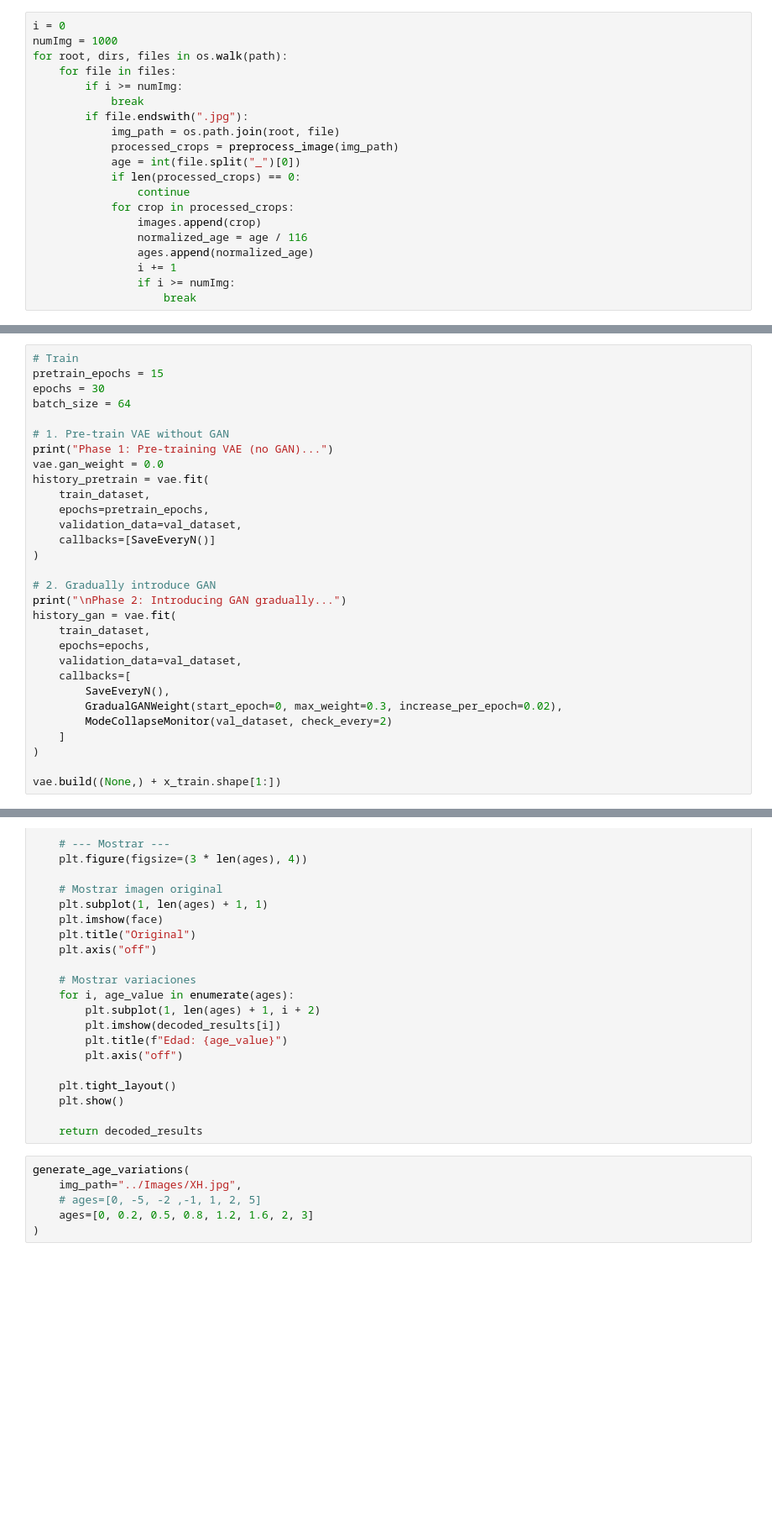
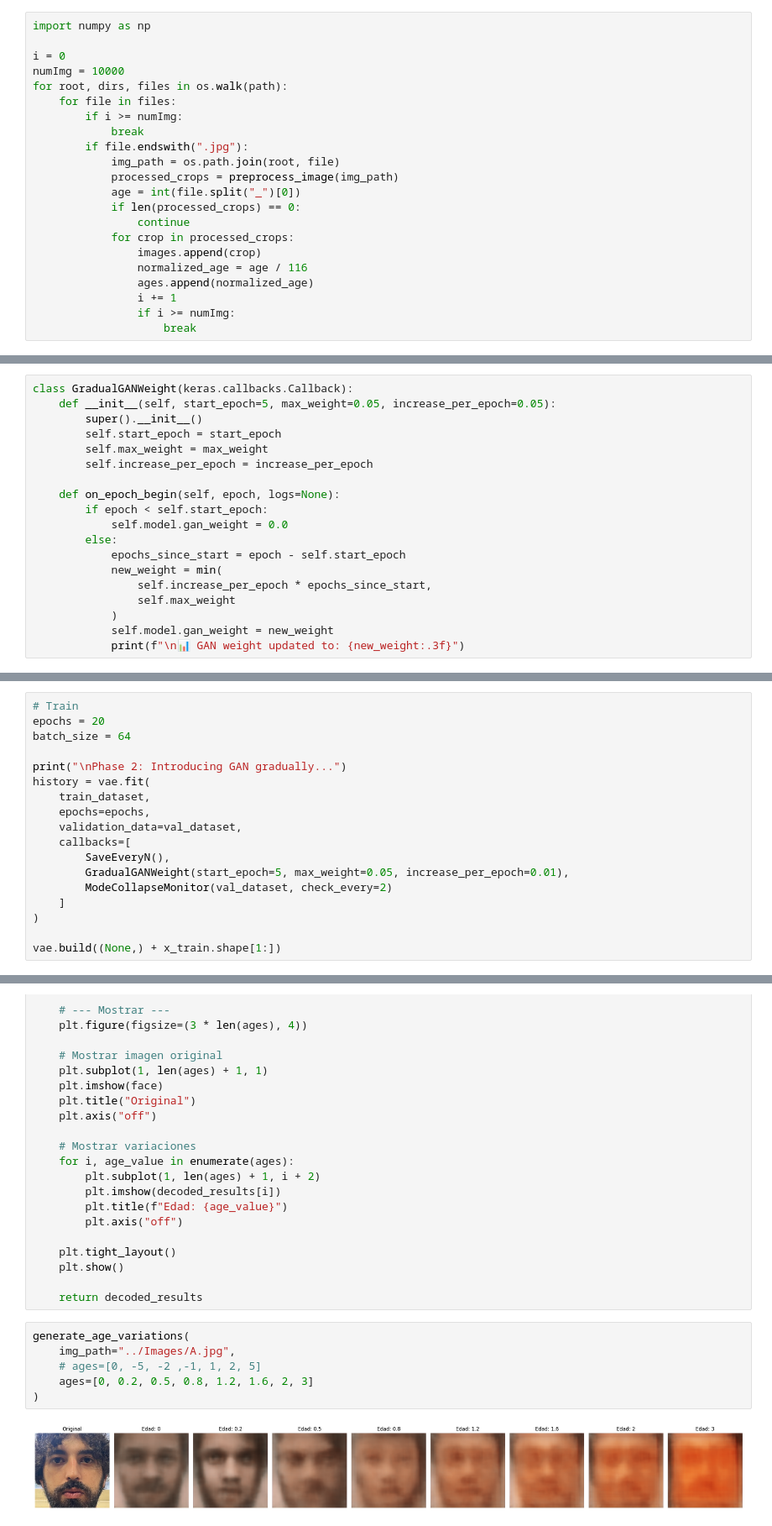
Before and after one commit to jjparrad/face_filters, a Jupyter notebook: src/Notebooks/face_filters_vae_gan_broke.ipynb, the cells around one changed output, grey strips where cells are left out. Shown at 84% size. Saved outputs shown, nothing was run; the diff lists cells and outputs as text; blank space fills up the shorter version.

```diff
--- a/src/Notebooks/face_filters_vae_gan_broke.ipynb
+++ b/src/Notebooks/face_filters_vae_gan_broke.ipynb
@@ -49,8 +67,10 @@ def preprocess_image(img_path):
 
     return crops
 # %%
+import numpy as np
+
 i = 0
-numImg = 1000
+numImg = 10000
 for root, dirs, files in os.walk(path):
     for file in files:
         if i >= numImg:
@@ -463,3 +490,22 @@ class VAE(tf.keras.Model):
+# %%
+class GradualGANWeight(keras.callbacks.Callback):
+    def __init__(self, start_epoch=5, max_weight=0.05, increase_per_epoch=0.05):
+        super().__init__()
+        self.start_epoch = start_epoch
+        self.max_weight = max_weight
+        self.increase_per_epoch = increase_per_epoch
+
+    def on_epoch_begin(self, epoch, logs=None):
+        if epoch < self.start_epoch:
+            self.model.gan_weight = 0.0
+        else:
+            epochs_since_start = epoch - self.start_epoch
+            new_weight = min(
+                self.increase_per_epoch * epochs_since_start,
+                self.max_weight
+            )
+            self.model.gan_weight = new_weight
+            print(f"\n📊 GAN weight updated to: {new_weight:.3f}")
 # %%
 latent_dim = 128
 
@@ -483,29 +529,17 @@ class SaveEveryN(tf.keras.callbacks.Callback):
             vae.save_weights(f'../Models/Temp/vae_weights_epoch_{epoch+1}.weights.h5')
 # %%
 # Train
-pretrain_epochs = 15
-epochs = 30
+epochs = 20
 batch_size = 64
 
-# 1. Pre-train VAE without GAN
-print("Phase 1: Pre-training VAE (no GAN)...")
-vae.gan_weight = 0.0
-history_pretrain = vae.fit(
-    train_dataset,
-    epochs=pretrain_epochs,
-    validation_data=val_dataset,
-    callbacks=[SaveEveryN()]
-)
-
-# 2. Gradually introduce GAN
 print("\nPhase 2: Introducing GAN gradually...")
-history_gan = vae.fit(
+history = vae.fit(
     train_dataset,
     epochs=epochs,
     validation_data=val_dataset,
     callbacks=[
         SaveEveryN(),
-        GradualGANWeight(start_epoch=0, max_weight=0.3, increase_per_epoch=0.02),
+        GradualGANWeight(start_epoch=5, max_weight=0.05, increase_per_epoch=0.01),
         ModeCollapseMonitor(val_dataset, check_every=2)
     ]
 )
@@ -617,7 +684,9 @@ def generate_age_variations(img_path, ages=[5, 15, 25, 40, 60, 80]):
     return decoded_results
 # %%
 generate_age_variations(
-    img_path="../Images/XH.jpg",
+    img_path="../Images/A.jpg",
     # ages=[0, -5, -2 ,-1, 1, 2, 5]
     ages=[0, 0.2, 0.5, 0.8, 1.2, 1.6, 2, 3]
 )
+# %% [output]
+[figure, added]
```
Also changed, not shown: parts of 13 cells of this notebook, 6 other files.
